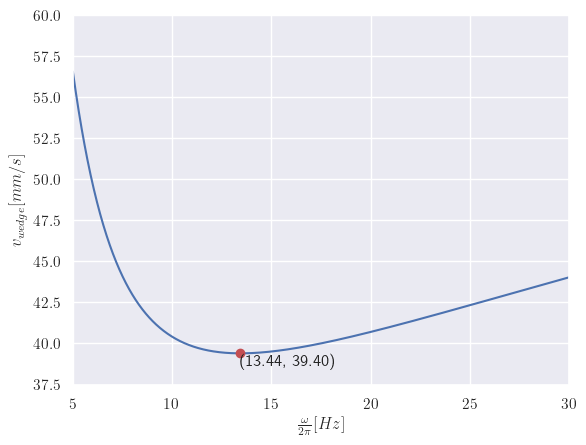
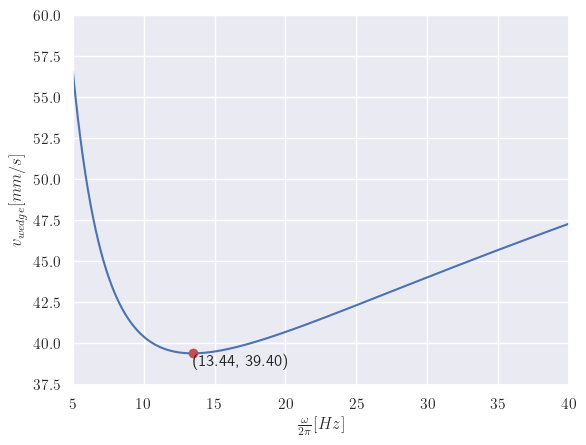
The notebook cell's code change between the first figure and the second:
--- before
+++ after
@@ -3,5 +3,5 @@
 
 plt.plot(frequencies, 1000*peak_vertical_velocity)
-plt.xlim(5, 30)
+plt.xlim(5, 40)
 plt.xlabel(r"$\frac{\omega}{2\pi} [Hz]$")
 plt.ylim(37.5, 60)

Commit: Long time no see. General commit.